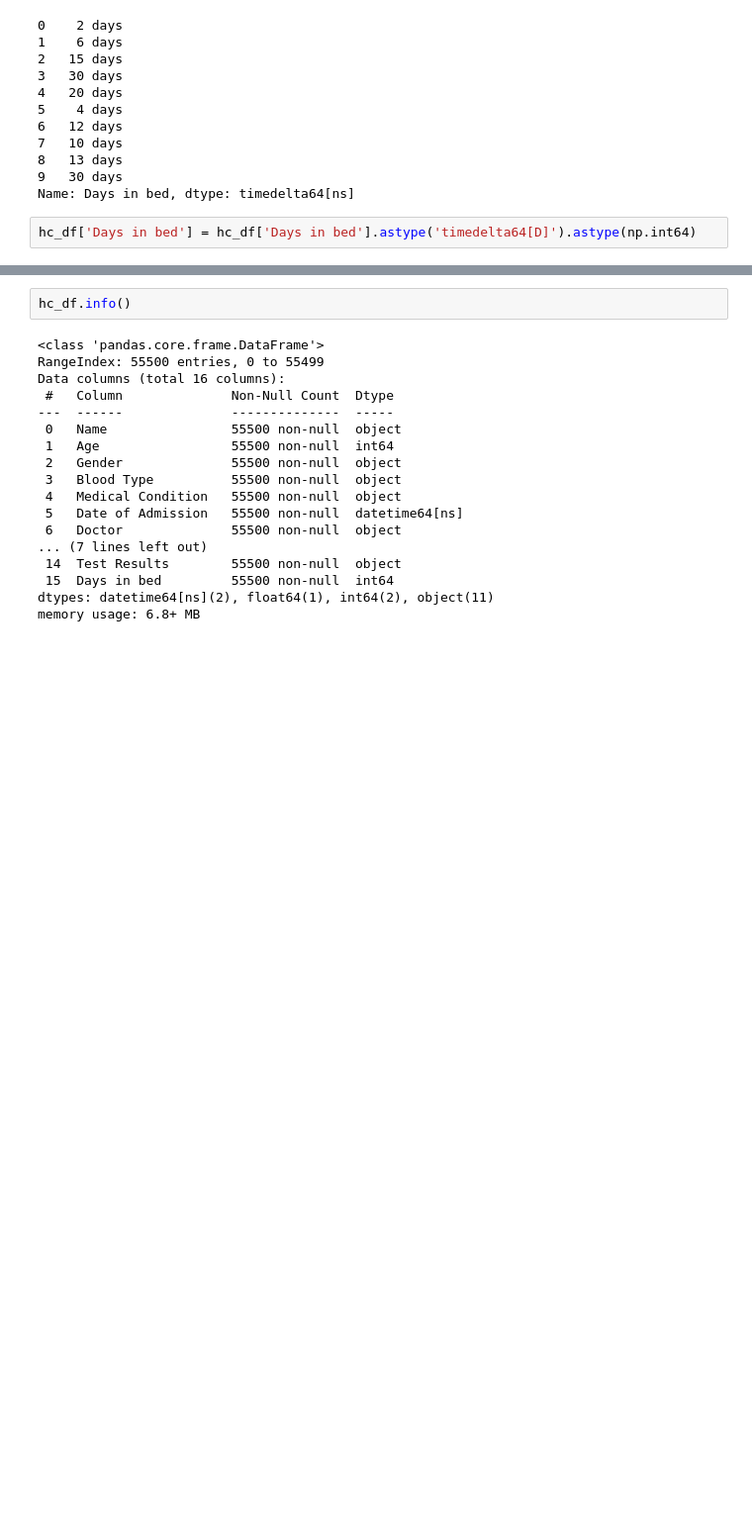
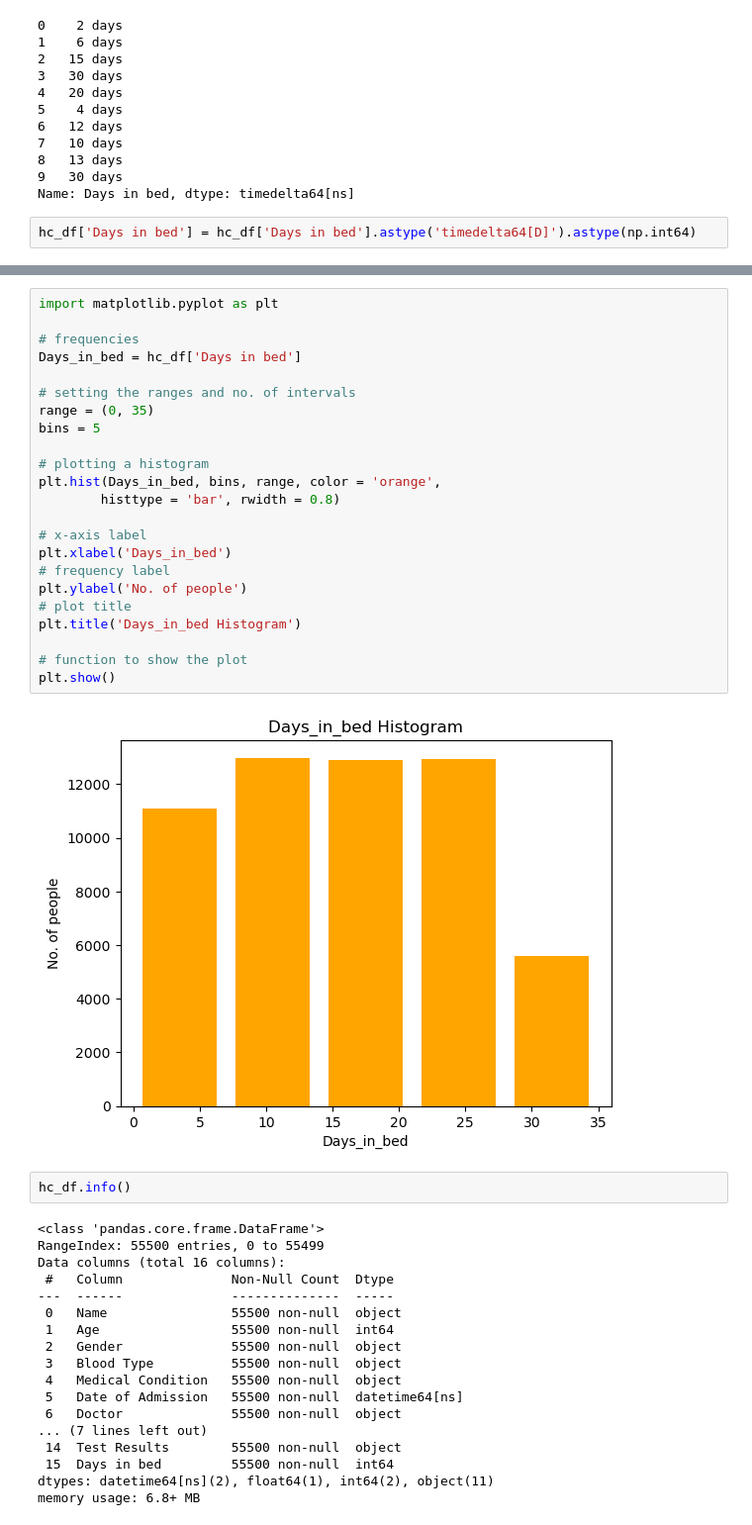
Before and after one commit to Amithmg6/nlp_aiwp_3129, a Jupyter notebook: healthcare_data_analysis.ipynb, the cells around one changed output, grey strips where cells are left out. Shown at 99% size. Cells and saved outputs as stored; diff of their text form; blank space fills up the shorter version.

```diff
--- a/healthcare_data_analysis.ipynb
+++ b/healthcare_data_analysis.ipynb
@@ -413,3 +458,28 @@ hc_df['Days in bed'] = hc_df['Days in bed'].astype('timedelta64[D]').astype(np.i
+# %%
+import matplotlib.pyplot as plt
+
+# frequencies
+Days_in_bed = hc_df['Days in bed']
+
+# setting the ranges and no. of intervals
+range = (0, 35)
+bins = 5
+
+# plotting a histogram
+plt.hist(Days_in_bed, bins, range, color = 'orange',
+        histtype = 'bar', rwidth = 0.8)
+
+# x-axis label
+plt.xlabel('Days_in_bed')
+# frequency label
+plt.ylabel('No. of people')
+# plot title
+plt.title('Days_in_bed Histogram')
+
+# function to show the plot
+plt.show()
+# %% [output]
+[figure, added]
 # %%
 hc_df.info()
 # %% [output]
```
Also changed, not shown: parts of 27 cells of this notebook.
